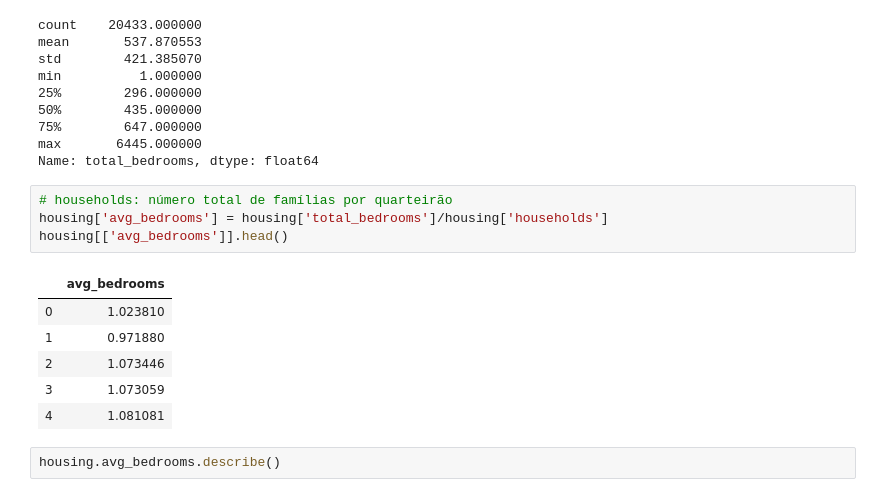
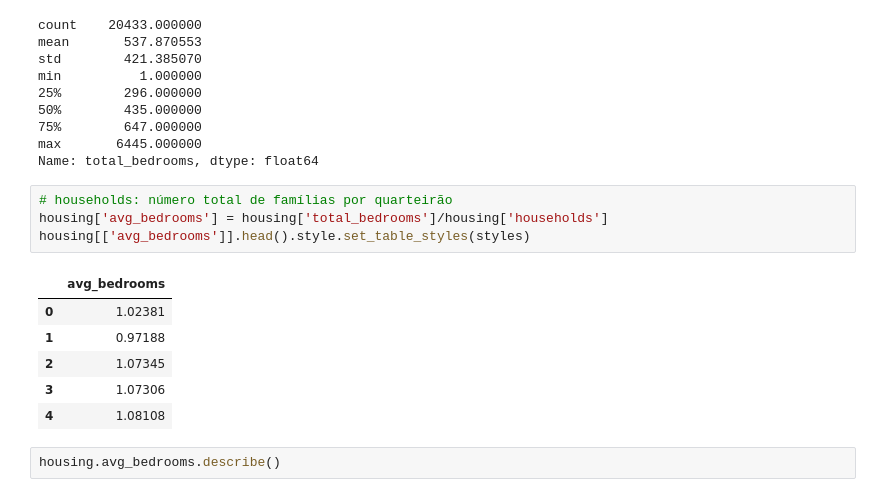
Before and after one commit to gabicavalcante/data-transform, a Jupyter notebook: transforming.ipynb, the cells around one changed output. Cells and saved outputs as stored; diff of their text form.

```diff
--- a/transforming.ipynb
+++ b/transforming.ipynb
@@ -83,14 +83,14 @@ Name: total_bedrooms, dtype: float64
 # %%
 # households: número total de famílias por quarteirão
 housing['avg_bedrooms'] = housing['total_bedrooms']/housing['households']
-housing[['avg_bedrooms']].head()
+housing[['avg_bedrooms']].head().style.set_table_styles(styles)
 # %% [output]
 |  | avg_bedrooms |
-| 0 | 1.023810 |
-| 1 | 0.971880 |
-| 2 | 1.073446 |
-| 3 | 1.073059 |
-| 4 | 1.081081 |
+| 0 | 1.02381 |
+| 1 | 0.97188 |
+| 2 | 1.07345 |
+| 3 | 1.07306 |
+| 4 | 1.08108 |
 # %%
 housing.avg_bedrooms.describe()
 # %% [output]
```
Also changed, not shown: parts of 12 cells of this notebook, 2 other files.
